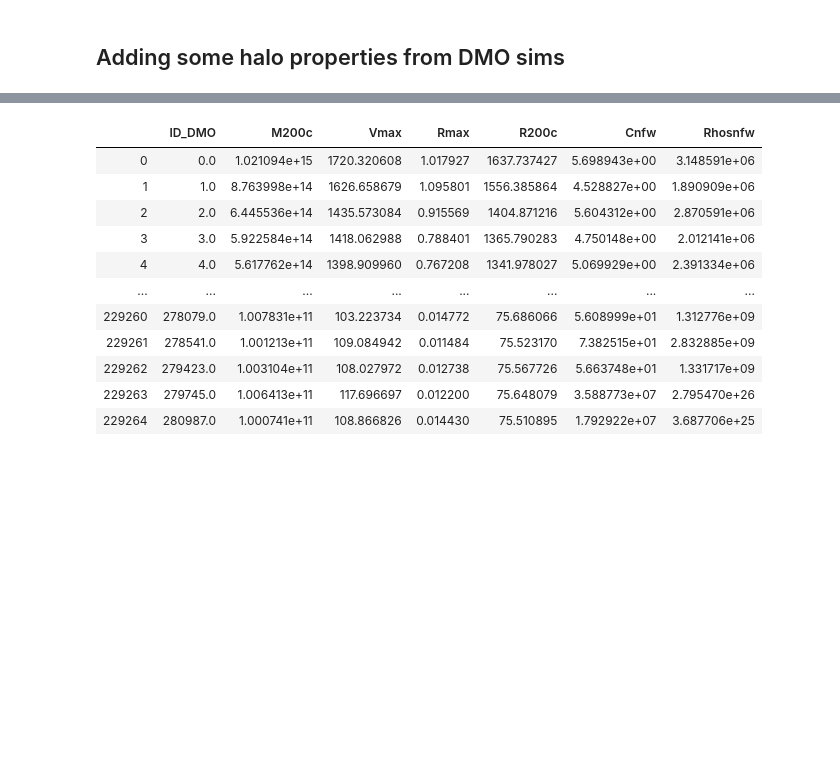
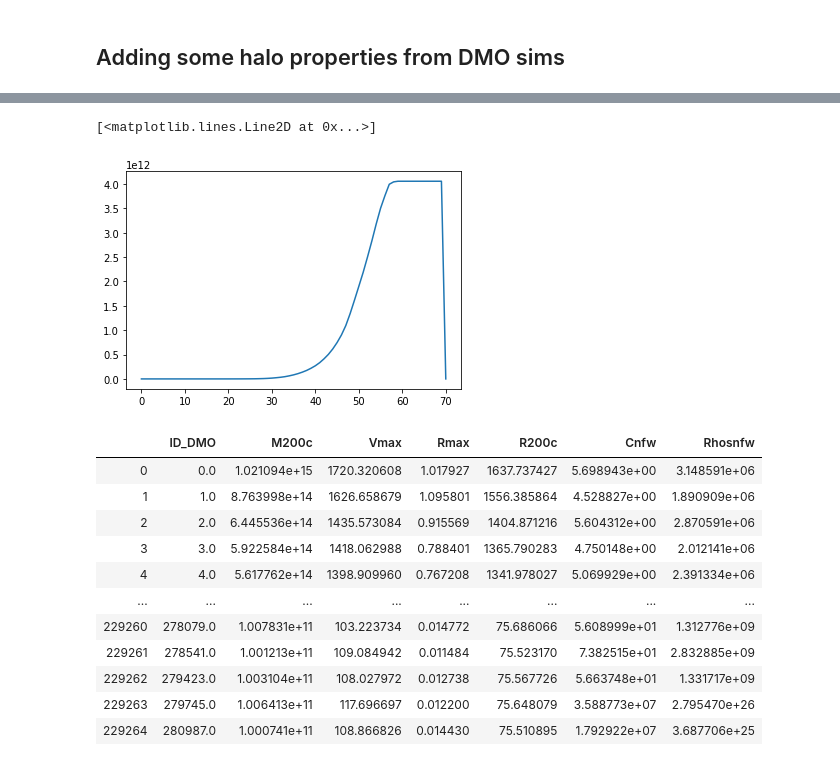
Before and after one commit to florpi/GaHaCo, a Jupyter notebook: notebooks/data_EDA.ipynb, the cells around one changed output, grey strips where cells are left out. Saved outputs shown, nothing was run; the diff lists cells and outputs as text; code cells hidden in the pictures; blank space fills up the shorter version.

```diff
--- a/notebooks/data_EDA.ipynb
+++ b/notebooks/data_EDA.ipynb
@@ -77,3 +99,8 @@ Text(0.5,0,'Number of hydro haloes matched to the same DMO halo')
+# %%
+plt.plot(dm_mass_profile[:,halo])
+# %% [output]
+[<matplotlib.lines.Line2D at 0x...>]
+[figure, added]
 # %%
 with h5py.File(DATA_PATH + 'HaloProfiles_DMO_z0.00_ext.hdf5', 'r') as hf:
 
```
Also changed, not shown: parts of 4 cells of this notebook, 3 other files.
